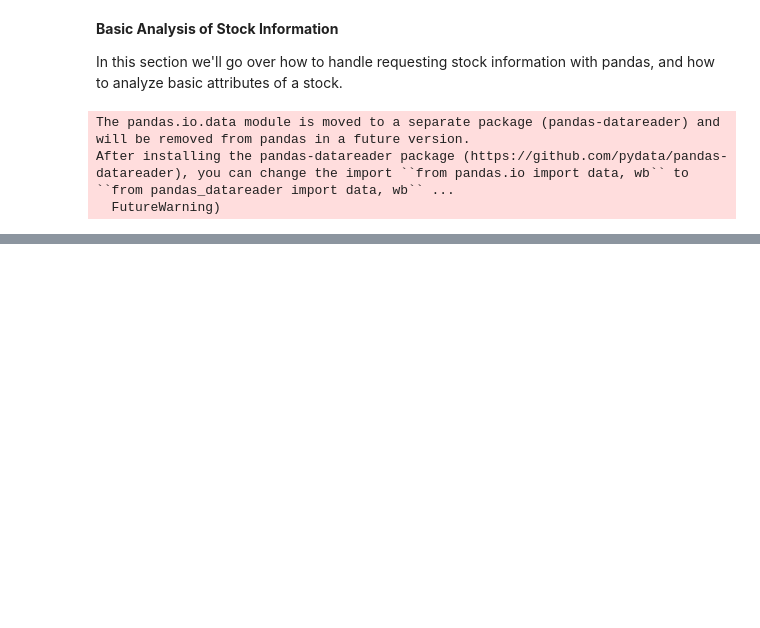
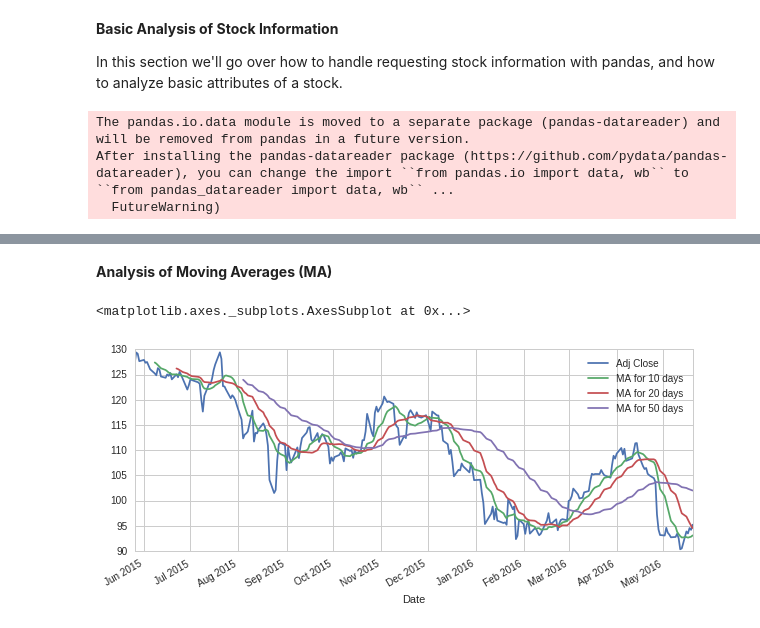
Before and after one commit to jarturomora/python-data-analysis, a Jupyter notebook: Project 2 - Stock Data Analysis.ipynb, the cells around one changed output, grey strips where cells are left out. Saved outputs shown, nothing was run; the diff lists cells and outputs as text; code cells hidden in the pictures; blank space fills up the shorter version.

```diff
--- a/Project 2 - Stock Data Analysis.ipynb
+++ b/Project 2 - Stock Data Analysis.ipynb
@@ -100,0 +101,18 @@ symbols['AAPL']['Volume'].plot(legend = True, figsize = (10, 4))
+# %% [markdown]
+**Analysis of Moving Averages (MA)**
+# %%
+# We define a list for the moving averages we want to work with
+ma_day = [10, 20, 50]
+
+# We will work wit the Apple (APPL) symbol
+# We add a new column for each MA
+for ma in ma_day:
+    column_name = "MA for %s days" % (str(ma))
+    # We calculate the "rolling mean" for the series of each MA
+    # http://pandas.pydata.org/pandas-docs/version/0.17.0/generated/pandas.rolling_mean.html
+    symbols["AAPL"][column_name] = pd.rolling_mean(symbols["AAPL"]['Adj Close'], ma)
+# %%
+symbols["AAPL"][['Adj Close', 'MA for 10 days', 'MA for 20 days', 'MA for 50 days']].plot(figsize = (10, 4), subplots = False)
+# %% [output]
+<matplotlib.axes._subplots.AxesSubplot at 0x...>
+[figure, added]
```
Also changed, not shown: parts of 21 cells of this notebook.
